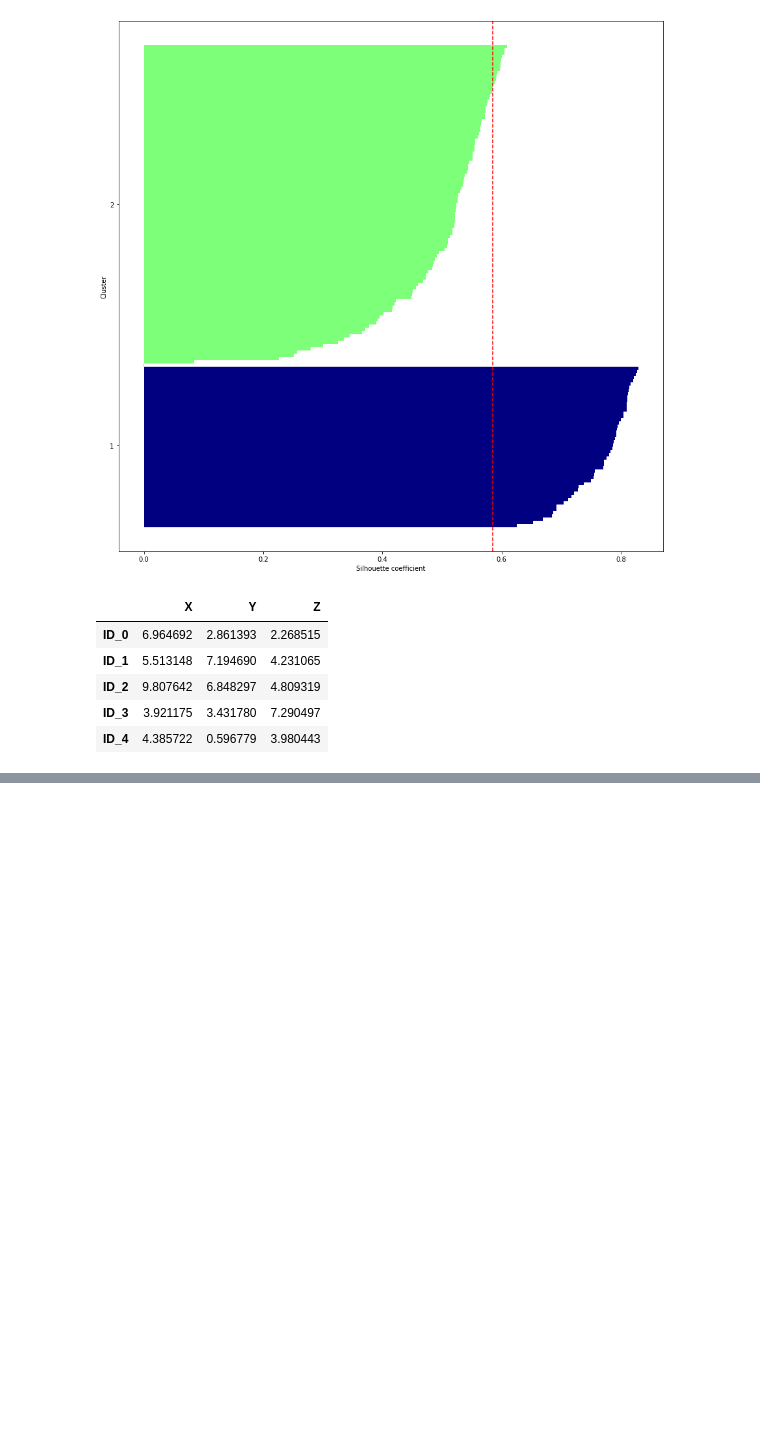
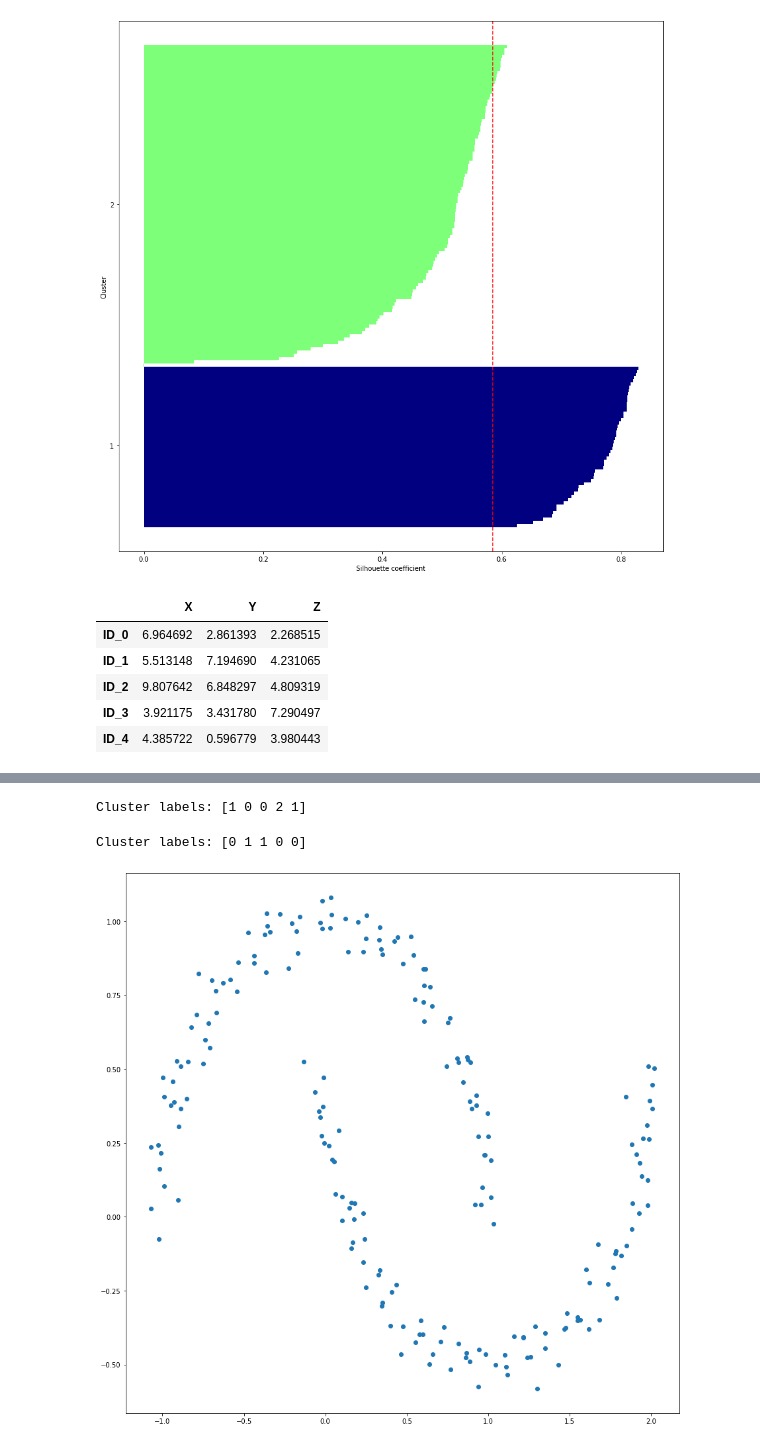
Before and after one commit to slevgolo/book-python-machine-learning, a Jupyter notebook: application/app/Chapter11/clustering.ipynb, the cells around one changed output, grey strips where cells are left out. Drawn from its saved outputs; the diff is of its cells as text; code cells hidden in the pictures; blank space fills up the shorter version.

```diff
--- a/application/app/Chapter11/clustering.ipynb
+++ b/application/app/Chapter11/clustering.ipynb
@@ -127,0 +174,22 @@ df
+# %%
+from sklearn.cluster import AgglomerativeClustering
+ac = AgglomerativeClustering(n_clusters=3, affinity='euclidean', linkage='complete')
+labels = ac.fit_predict(X)
+print('Cluster labels: %s' % labels)
+# %% [output]
+Cluster labels: [1 0 0 2 1]
+# %%
+from sklearn.cluster import AgglomerativeClustering
+ac = AgglomerativeClustering(n_clusters=2, affinity='euclidean', linkage='complete')
+labels = ac.fit_predict(X)
+print('Cluster labels: %s' % labels)
+# %% [output]
+Cluster labels: [0 1 1 0 0]
+# %%
+from sklearn.datasets import make_moons
+X, y = make_moons(n_samples=200, noise=0.05, random_state=0)
+plt.figure(figsize=(15,15))
+plt.scatter(X[:, 0], X[:, 1])
+plt.show()
+# %% [output]
+[figure, added]
```
Also changed, not shown: parts of 6 cells of this notebook.
